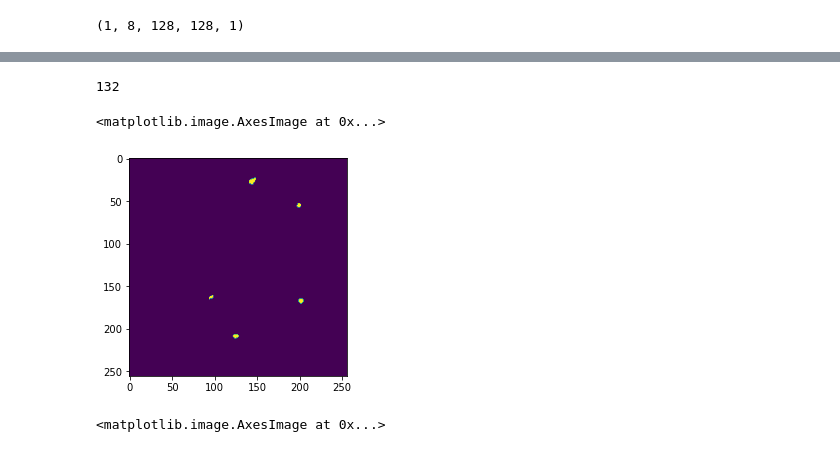
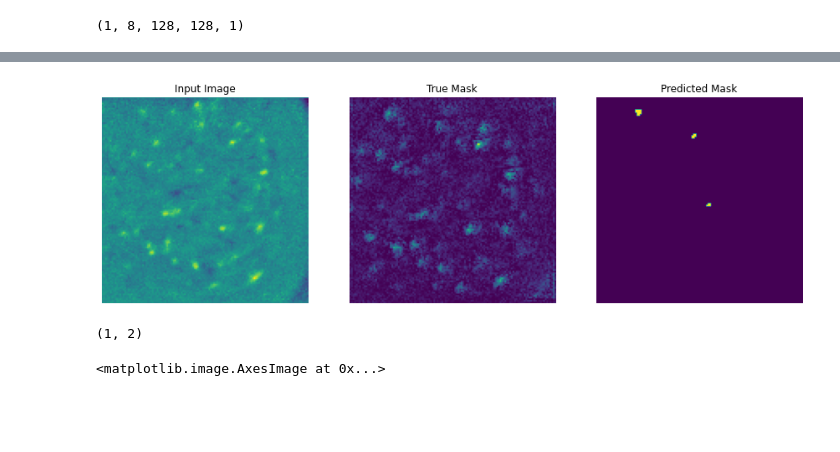
Before and after one commit to VoytechG/neuron-finder, a Jupyter notebook: unet/train.ipynb, the cells around one changed output, grey strips where cells are left out. Drawn from its saved outputs; the diff is of its cells as text; code cells hidden in the pictures; blank space fills up the shorter version.

```diff
--- a/unet/train.ipynb
+++ b/unet/train.ipynb
@@ -10,0 +12,3 @@ MOVIE_PATH =
+# %%
+DATA_PACKED_FOR_GT_GENERATION_PATH = "../dataPackedForGeneration.mat"
+MOVIE_PATH = "../preprocessed/preprocessedMovie.h5"
@@ -55,18 +67,3 @@ Hint: If you want to see a list of allocated tensors when OOM happens, add repor
 validation_dataset[0][0:1].shape
 # %% [output]
 (1, 8, 128, 128, 1)
-# %%
-i = 5
-x = validation_dataset[0][i:i+1]
-y = validation_dataset[1][i:i+1]
-
-predictions = model.predict(x)
-p = np.max(predictions, 3).reshape((128, 128))
-
-f, axarr = plt.subplots(2)
-axarr[0].imshow(p)
-axarr[1].imshow(y.reshape((128, 128)))
-
-
-# plt.imshow(p)
-# plt.imshow(y_test[0].reshape((128, 128)))
@@ -82,13 +70,37 @@ plt.imshow(X[ind,3].reshape(256, 256))
-# %%
-a = Y[ind].reshape(256, 256)
-a = np.sum(a[a==1])
-print(a)
-
-plt.imshow(Y[ind].reshape(256, 256))
-# %% [output]
-132
-<matplotlib.image.AxesImage at 0x...>
-[figure, removed]
+# %%
+def display(display_list):
+  plt.figure(figsize=(15, 15))
+
+  title = ['Input Image', 'True Mask', 'Predicted Mask']
+
+  for i in range(len(display_list)):
+    plt.subplot(1, len(display_list), i+1)
+    plt.title(title[i])
+    plt.imshow(display_list[i])
+    plt.axis('off')
+  plt.show()
+
+def show_prediction(dataset, index):
+
+    i = index
+    x = dataset[0][i:i+1]
+    y = dataset[1][i:i+1]
+
+    frame = x[0, len(x)//2-1]
+    predictions = model.predict(x)
+    dim = frame.shape[:2]
+    p = np.max(predictions, 3).reshape(dim)
+
+    display([frame.reshape(dim), p, y.reshape(dim)])
+# %%
+show_prediction(validation_dataset, 8)
+# %% [output]
+[figure, added]
+# %%
+a = (1,2,3)
+a[:2]
+# %% [output]
+(1, 2)
 # %%
 gt = gen.get_y(10)
 plt.imshow(gt.reshape(500, 500))
```
Also changed, not shown: parts of 7 cells of this notebook, 5 other files.
